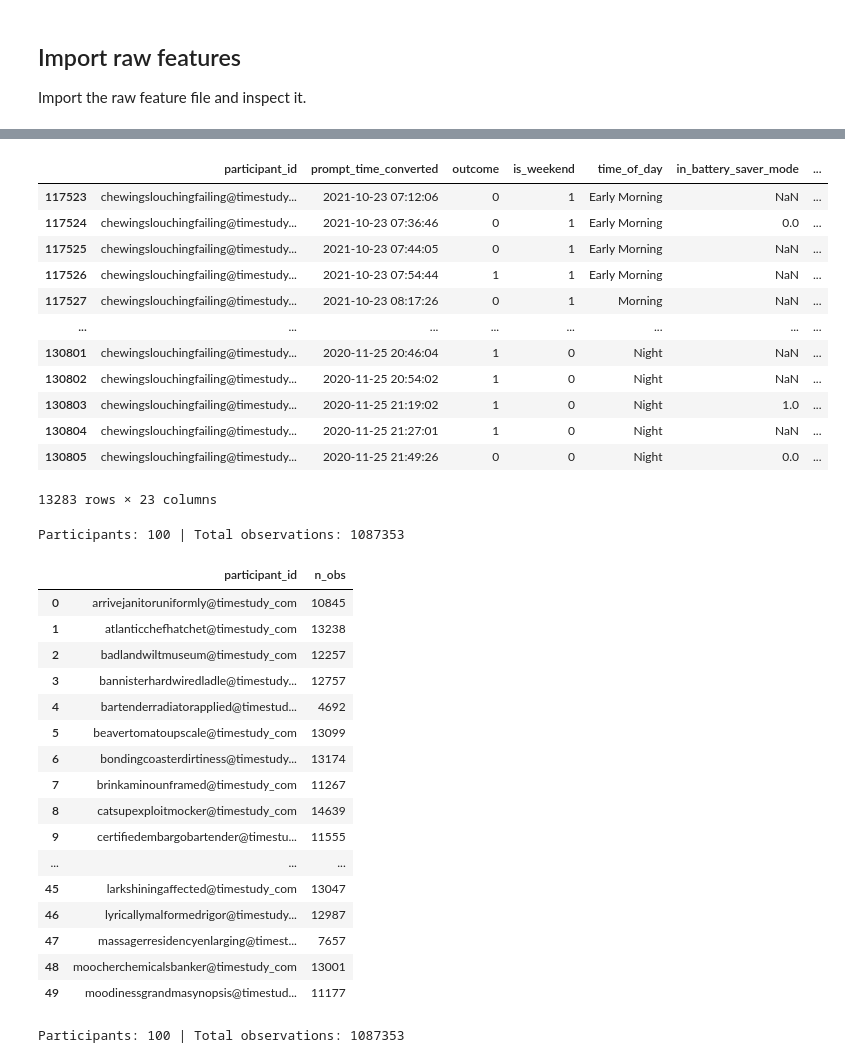
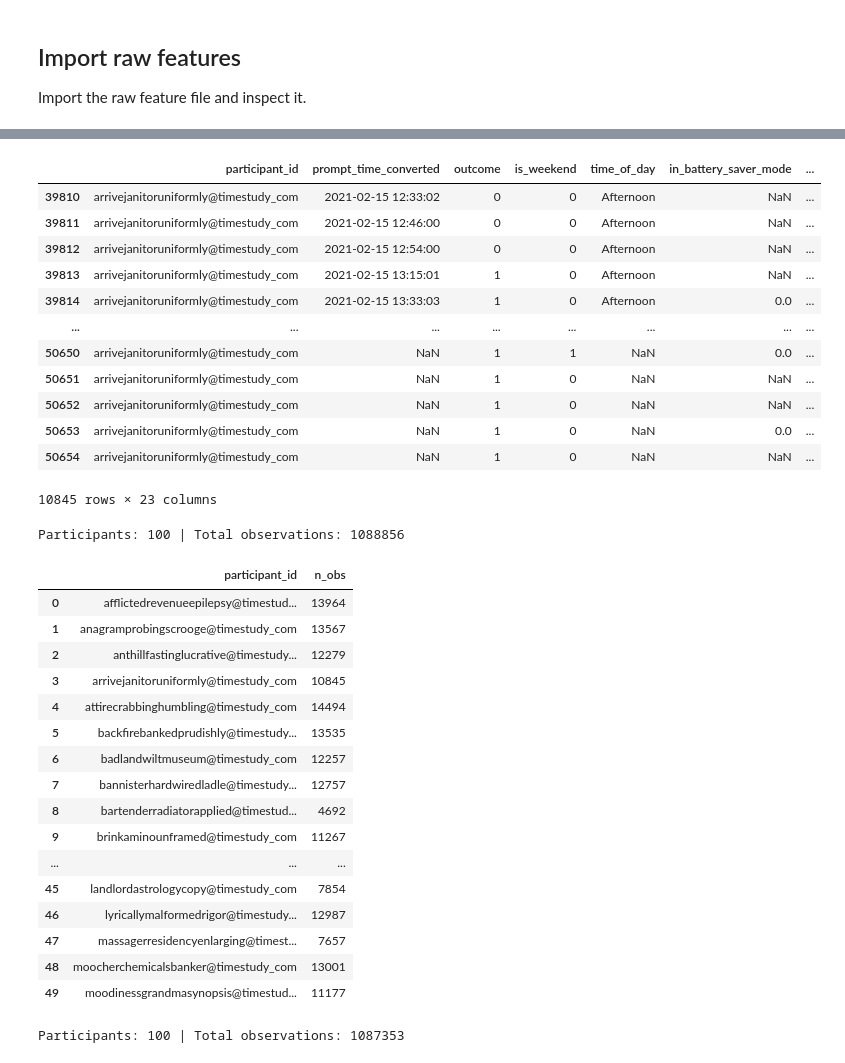
Before and after one commit to adityaponnada/real_time_prompting, a Jupyter notebook: feature_selection_normalization.ipynb, the cells around one changed output, grey strips where cells are left out. Drawn from its saved outputs; the diff is of its cells as text; code cells hidden in the pictures.

```diff
--- a/feature_selection_normalization.ipynb
+++ b/feature_selection_normalization.ipynb
@@ -19,7 +19,7 @@ from dateutil import parser
 Import the raw feature file and inspect it.
 # %%
 # Read the raw feature CSV file into a pandas DataFrame
-raw_feature_df = pd.read_csv("/Users/adityaponnada/Downloads/time_study_data/raw_features_v100.csv")
+raw_feature_df = pd.read_csv("/Users/adityaponnada/Downloads/time_study_data/raw_features_rnn.csv")
 print(f"Raw feature DataFrame shape: {raw_feature_df.shape}")
 raw_feature_df.head()
 # %% [output]
@@ -34,21 +65,21 @@ Raw feature DataFrame shape: (1087353, 23)
 # %%
-test_pid = 'chewingslouchingfailing@timestudy_com'
+test_pid = 'arrivejanitoruniformly@timestudy_com'
 df_user = raw_feature_df[raw_feature_df['participant_id'] == test_pid].copy()
 df_user
 # %% [output]
 |  | participant_id | prompt_time_converted | outcome | is_weekend | time_of_day | in_battery_saver_mode | ... |
-| 117523 | chewingslouchingfailing@timestudy... | 2021-10-23 07:12:06 | 0 | 1 | Early Morning | NaN | ... |
-| 117524 | chewingslouchingfailing@timestudy... | 2021-10-23 07:36:46 | 0 | 1 | Early Morning | 0.0 | ... |
-| 117525 | chewingslouchingfailing@timestudy... | 2021-10-23 07:44:05 | 0 | 1 | Early Morning | NaN | ... |
-| 117526 | chewingslouchingfailing@timestudy... | 2021-10-23 07:54:44 | 1 | 1 | Early Morning | NaN | ... |
-| 117527 | chewingslouchingfailing@timestudy... | 2021-10-23 08:17:26 | 0 | 1 | Morning | NaN | ... |
+| 39810 | arrivejanitoruniformly@timestudy_com | 2021-02-15 12:33:02 | 0 | 0 | Afternoon | NaN | ... |
+| 39811 | arrivejanitoruniformly@timestudy_com | 2021-02-15 12:46:00 | 0 | 0 | Afternoon | NaN | ... |
+| 39812 | arrivejanitoruniformly@timestudy_com | 2021-02-15 12:54:00 | 0 | 0 | Afternoon | NaN | ... |
+| 39813 | arrivejanitoruniformly@timestudy_com | 2021-02-15 13:15:01 | 1 | 0 | Afternoon | NaN | ... |
+| 39814 | arrivejanitoruniformly@timestudy_com | 2021-02-15 13:33:03 | 1 | 0 | Afternoon | 0.0 | ... |
 | ... | ... | ... | ... | ... | ... | ... | ... |
-| 130801 | chewingslouchingfailing@timestudy... | 2020-11-25 20:46:04 | 1 | 0 | Night | NaN | ... |
-| 130802 | chewingslouchingfailing@timestudy... | 2020-11-25 20:54:02 | 1 | 0 | Night | NaN | ... |
-| 130803 | chewingslouchingfailing@timestudy... | 2020-11-25 21:19:02 | 1 | 0 | Night | 1.0 | ... |
-| 130804 | chewingslouchingfailing@timestudy... | 2020-11-25 21:27:01 | 1 | 0 | Night | NaN | ... |
-| 130805 | chewingslouchingfailing@timestudy... | 2020-11-25 21:49:26 | 0 | 0 | Night | 0.0 | ... |
+| 50650 | arrivejanitoruniformly@timestudy_com | NaN | 1 | 1 | NaN | 0.0 | ... |
+| 50651 | arrivejanitoruniformly@timestudy_com | NaN | 1 | 0 | NaN | NaN | ... |
+| 50652 | arrivejanitoruniformly@timestudy_com | NaN | 1 | 0 | NaN | NaN | ... |
+| 50653 | arrivejanitoruniformly@timestudy_com | NaN | 1 | 0 | NaN | 0.0 | ... |
+| 50654 | arrivejanitoruniformly@timestudy_com | NaN | 1 | 0 | NaN | NaN | ... |
-13283 rows × 23 columns
+10845 rows × 23 columns
 # %%
 # Observations per participant (placed immediately after raw_feature_df is created)
 from IPython.display import display
@@ -70,20 +101,20 @@ obs_counts = observations_per_participant(raw_feature_df)
 print(f"Participants: {obs_counts.shape[0]} | Total observations: {len(raw_feature_df)}")
 display(obs_counts.head(50))
 # %% [output]
-Participants: 100 | Total observations: 1087353
+Participants: 100 | Total observations: 1088856
 |  | participant_id | n_obs |
-| 0 | arrivejanitoruniformly@timestudy_com | 10845 |
-| 1 | atlanticchefhatchet@timestudy_com | 13238 |
-| 2 | badlandwiltmuseum@timestudy_com | 12257 |
-| 3 | bannisterhardwiredladle@timestudy... | 12757 |
-| 4 | bartenderradiatorapplied@timestud... | 4692 |
-| 5 | beavertomatoupscale@timestudy_com | 13099 |
-| 6 | bondingcoasterdirtiness@timestudy... | 13174 |
-| 7 | brinkaminounframed@timestudy_com | 11267 |
-| 8 | catsupexploitmocker@timestudy_com | 14639 |
-| 9 | certifiedembargobartender@timestu... | 11555 |
+| 0 | afflictedrevenueepilepsy@timestud... | 13964 |
+| 1 | anagramprobingscrooge@timestudy_com | 13567 |
+| 2 | anthillfastinglucrative@timestudy... | 12279 |
+| 3 | arrivejanitoruniformly@timestudy_com | 10845 |
+| 4 | attirecrabbinghumbling@timestudy_com | 14494 |
+| 5 | backfirebankedprudishly@timestudy... | 13535 |
+| 6 | badlandwiltmuseum@timestudy_com | 12257 |
+| 7 | bannisterhardwiredladle@timestudy... | 12757 |
+| 8 | bartenderradiatorapplied@timestud... | 4692 |
+| 9 | brinkaminounframed@timestudy_com | 11267 |
 | ... | ... | ... |
-| 45 | larkshiningaffected@timestudy_com | 13047 |
+| 45 | landlordastrologycopy@timestudy_com | 7854 |
 | 46 | lyricallymalformedrigor@timestudy... | 12987 |
 | 47 | massagerresidencyenlarging@timest... | 7657 |
 | 48 | moocherchemicalsbanker@timestudy_com | 13001 |
```
Also changed, not shown: parts of 2 cells of this notebook.
